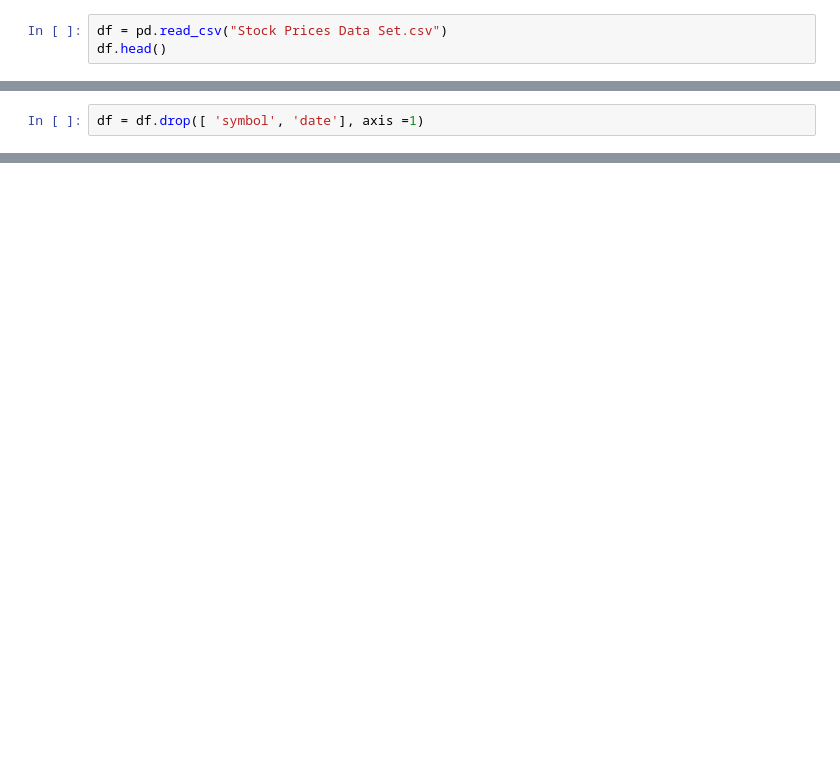
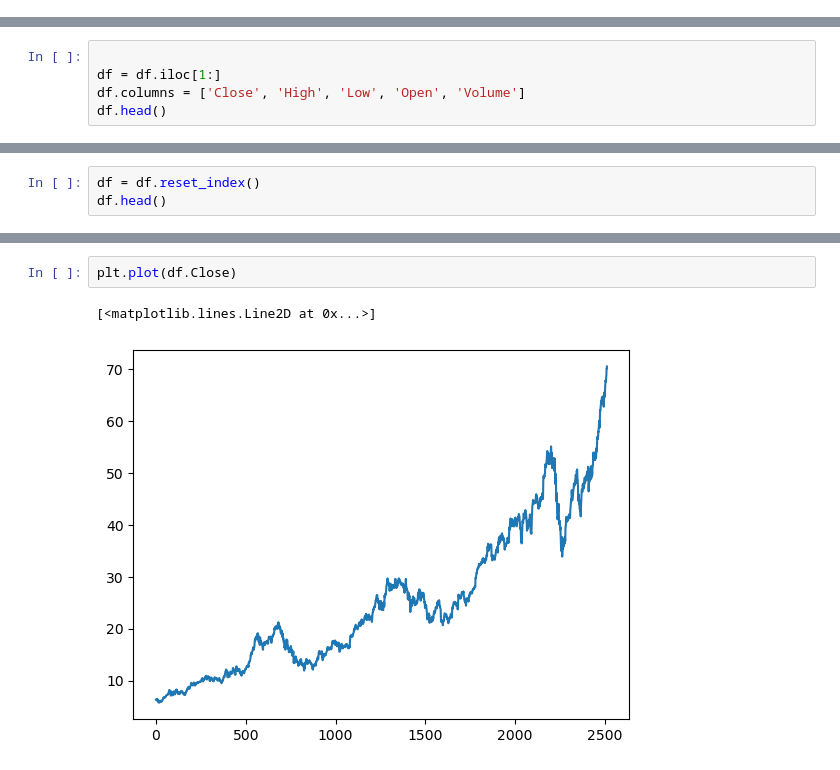
Before and after one commit to Aakashkhanal/stock_price_prediction, a Jupyter notebook: main.ipynb, the cells around one changed output, grey strips where cells are left out. Cells and saved outputs as stored; diff of their text form; blank space fills up the shorter version.

Commit message:
solved the multiindex issue and working on spliting time series data

```diff
--- a/main.ipynb
+++ b/main.ipynb
@@ -14,3 +22,0 @@ data = yf.download(stock,start,end)
-# %%
-df = pd.read_csv("Stock Prices Data Set.csv")
-df.head()
@@ -24,2 +23,5 @@ df.head()
-# %%
-df = df.drop([ 'symbol', 'date'], axis =1)
+# %%
+
+df = df.iloc[1:]
+df.columns = ['Close', 'High', 'Low', 'Open', 'Volume']
+df.head()
@@ -25,0 +36,3 @@ df = df.drop([ 'symbol', 'date'], axis =1)
+# %%
+df = df.reset_index()
+df.head()
@@ -25,0 +46,5 @@ df = df.drop([ 'symbol', 'date'], axis =1)
+# %%
+plt.plot(df.Close)
+# %% [output]
+[<matplotlib.lines.Line2D at 0x...>]
+[figure, added]
```
Also changed, not shown: parts of 30 cells of this notebook.
